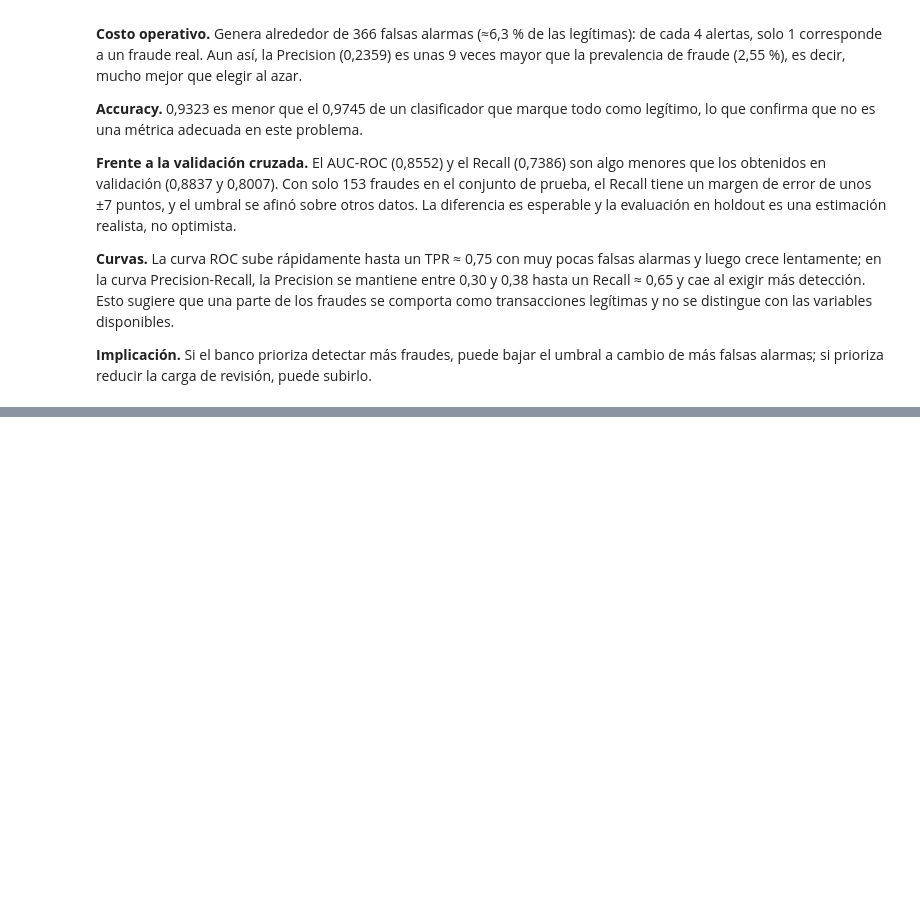
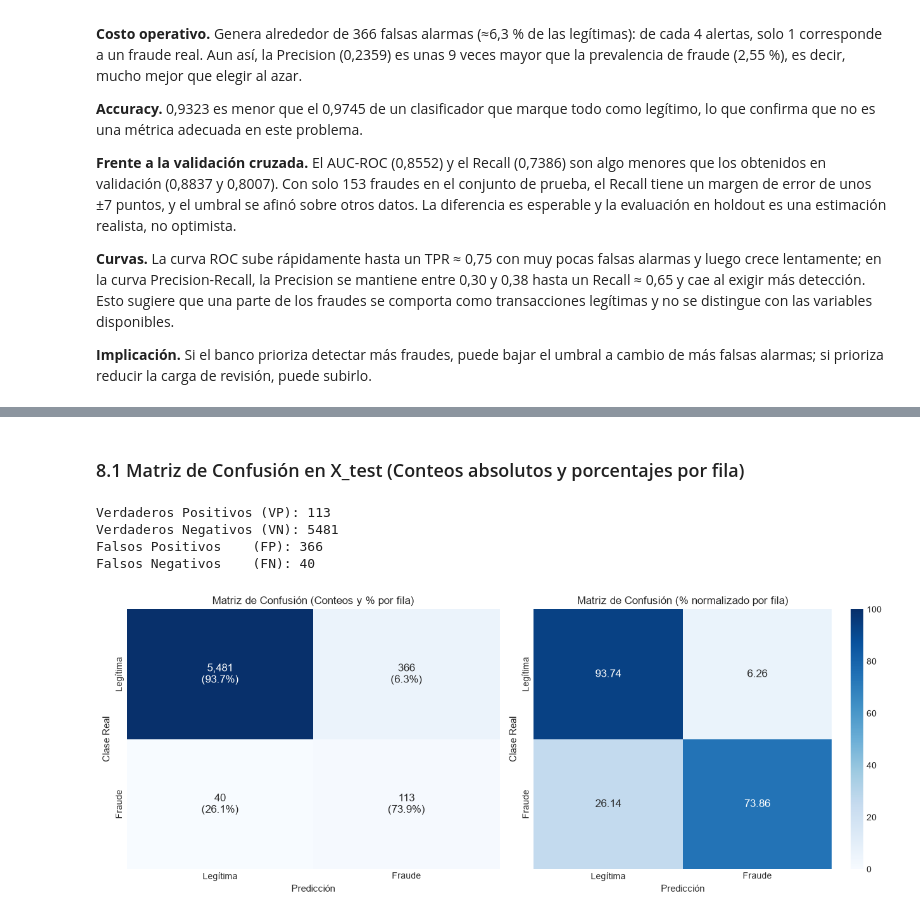
Before and after one commit to Leonardo2002AF/DETECCION_FRAUDEZ, a Jupyter notebook: fraude.ipynb, the cells around one changed output, grey strips where cells are left out. Cells and saved outputs as stored; diff of their text form; code cells hidden in the pictures; blank space fills up the shorter version.

Commit message:
Fase 8: matriz de confusión e intervalos de confianza

```diff
--- a/fraude.ipynb
+++ b/fraude.ipynb
@@ -840,0 +845,50 @@ Sobre 6.000 transacciones no vistas (153 fraudulentas), el modelo final (Regresi
+# %% [markdown]
+### 8.1 Matriz de Confusión en X_test (Conteos absolutos y porcentajes por fila)
+# %%
+from sklearn.metrics import confusion_matrix
+
+# (1) Predicciones sobre X_test con modelo_final y umbral_final
+proba_test = modelo_final.predict_proba(X_test)[:, 1]
+y_pred_test = (proba_test >= umbral_final).astype(int)
+
+# Matriz de confusión: conteos absolutos y porcentajes normalizados por fila (clase real)
+cm = confusion_matrix(y_test, y_pred_test)
+cm_pct = cm.astype(float) / cm.sum(axis=1, keepdims=True) * 100
+
+# Desglose e impresión de componentes
+VN, FP, FN, VP = cm.ravel()
+print(f"Verdaderos Positivos (VP): {VP}")
+print(f"Verdaderos Negativos (VN): {VN}")
+print(f"Falsos Positivos    (FP): {FP}")
+print(f"Falsos Negativos    (FN): {FN}")
+
+# Visualización con subplots (Conteos + % combinados y Porcentajes por fila)
+etiquetas = ["Legítima", "Fraude"]
+fig, axes = plt.subplots(1, 2, figsize=(13, 5))
+
+# Heatmap 1: Conteos absolutos y porcentaje fila combinado
+annot_labels = np.array([
+    [f"{cm[0,0]:,}\n({cm_pct[0,0]:.1f}%)", f"{cm[0,1]:,}\n({cm_pct[0,1]:.1f}%)"],
+    [f"{cm[1,0]:,}\n({cm_pct[1,0]:.1f}%)", f"{cm[1,1]:,}\n({cm_pct[1,1]:.1f}%)"]
+])
+sns.heatmap(cm, annot=annot_labels, fmt="", cmap="Blues", cbar=False,
+            xticklabels=etiquetas, yticklabels=etiquetas, ax=axes[0], annot_kws={"size": 12})
+axes[0].set_title("Matriz de Confusión (Conteos y % por fila)", fontsize=12)
+axes[0].set_xlabel("Predicción", fontsize=11)
+axes[0].set_ylabel("Clase Real", fontsize=11)
+
+# Heatmap 2: Porcentaje por fila (Recall por clase)
+sns.heatmap(cm_pct, annot=True, fmt=".2f", cmap="Blues", cbar=True, vmin=0, vmax=100,
+            xticklabels=etiquetas, yticklabels=etiquetas, ax=axes[1], annot_kws={"size": 12})
+axes[1].set_title("Matriz de Confusión (% normalizado por fila)", fontsize=12)
+axes[1].set_xlabel("Predicción", fontsize=11)
+axes[1].set_ylabel("Clase Real", fontsize=11)
+
+plt.tight_layout()
+plt.show()
+# %% [output]
+Verdaderos Positivos (VP): 113
+Verdaderos Negativos (VN): 5481
+Falsos Positivos    (FP): 366
+Falsos Negativos    (FN): 40
+[figure, added]
```
Also changed, not shown: parts of 5 cells of this notebook.
